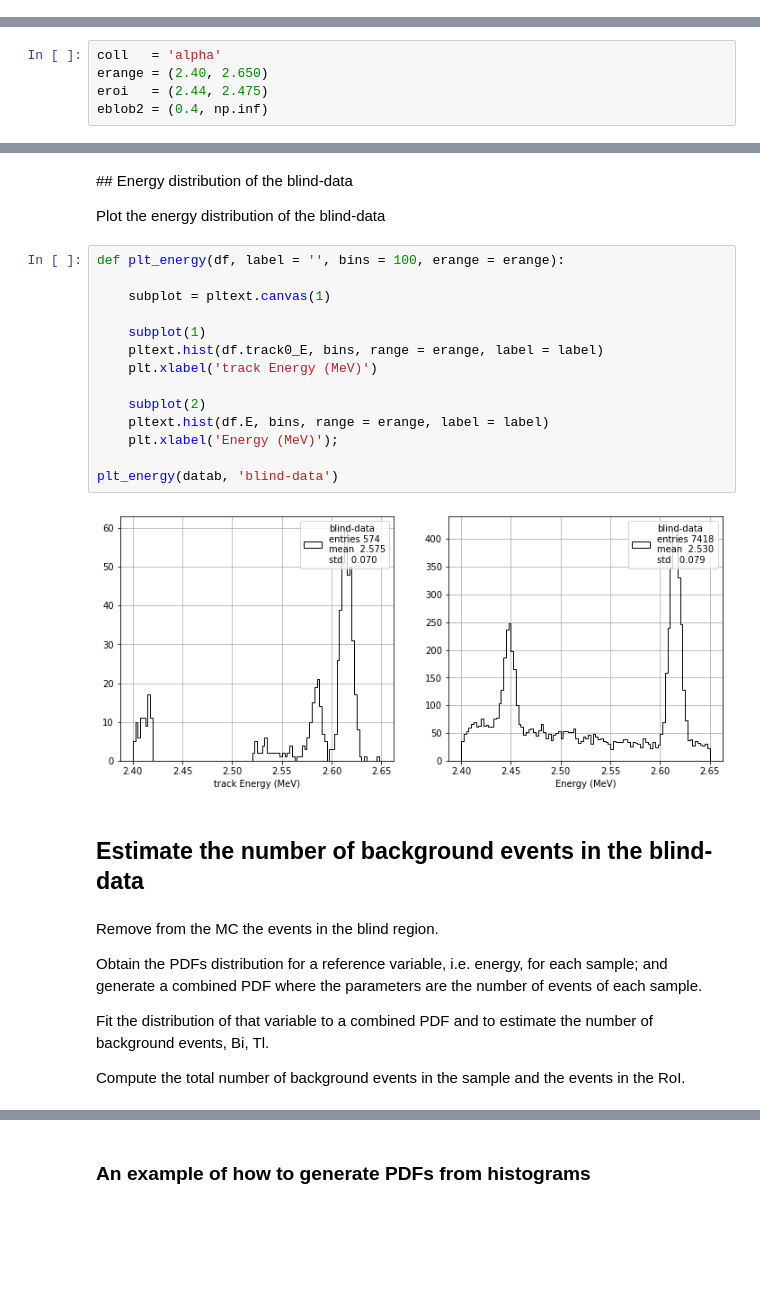
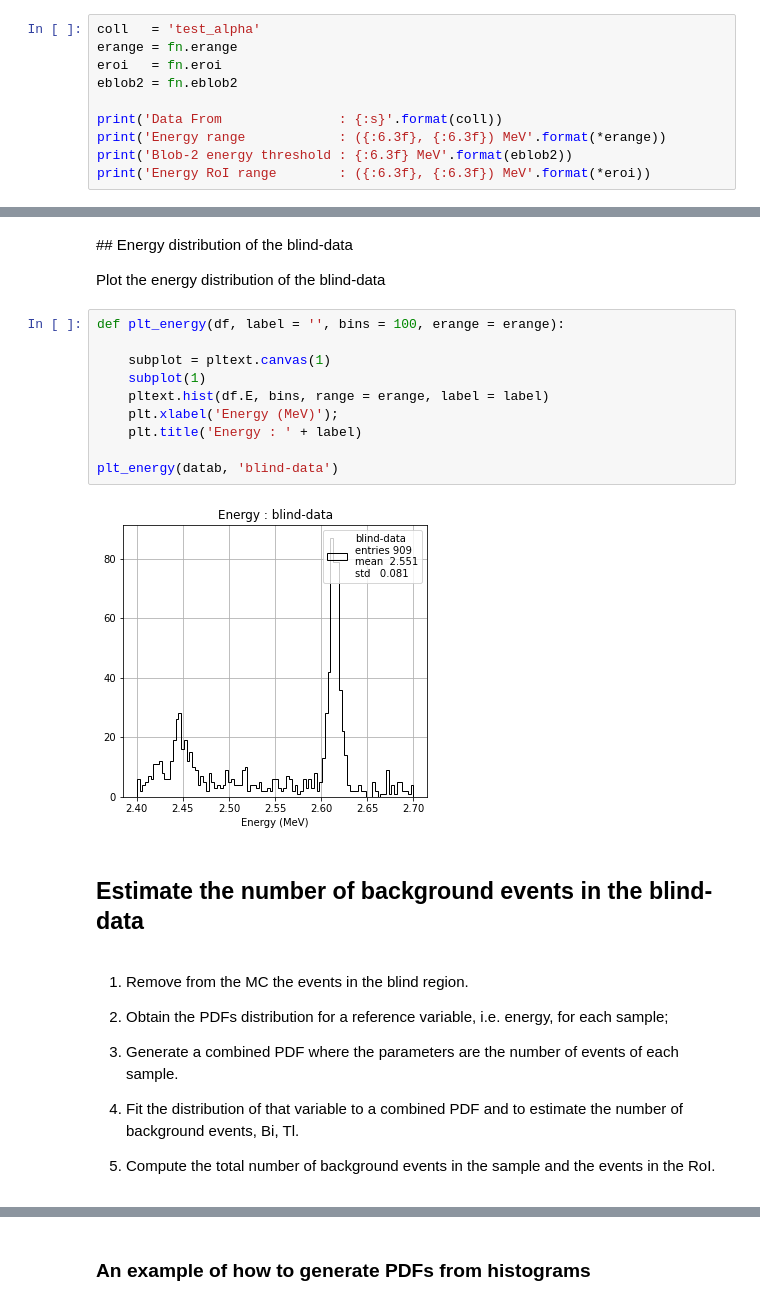
Before and after one commit to jahernando/USC-Fanal, a Jupyter notebook: NB/guide/fanal_bkg.ipynb, the cells around one changed output, grey strips where cells are left out. Cells and saved outputs as stored; diff of their text form; blank space fills up the shorter version.

```diff
--- a/NB/guide/fanal_bkg.ipynb
+++ b/NB/guide/fanal_bkg.ipynb
@@ -122,0 +125,10 @@ In this guide there is an example of an Extended Maximum Likelihood method.
+# %%
+coll   = 'test_alpha'
+erange = fn.erange
+eroi   = fn.eroi
+eblob2 = fn.eblob2
+
+print('Data From               : {:s}'.format(coll))
+print('Energy range            : ({:6.3f}, {:6.3f}) MeV'.format(*erange))
+print('Blob-2 energy threshold : {:6.3f} MeV'.format(eblob2))
+print('Energy RoI range        : ({:6.3f}, {:6.3f}) MeV'.format(*eroi))
@@ -123,7 +140,2 @@ In this guide there is an example of an Extended Maximum Likelihood method.
 # %% [markdown]
 ## Access the data
-# %%
-coll   = 'alpha'
-erange = (2.40, 2.650)
-eroi   = (2.44, 2.475)
-eblob2 = (0.4, np.inf)
@@ -157,29 +167,27 @@ Plot the energy distribution of the blind-data
 # %%
 def plt_energy(df, label = '', bins = 100, erange = erange):
 
     subplot = pltext.canvas(1)
-
     subplot(1)
-    pltext.hist(df.track0_E, bins, range = erange, label = label)
-    plt.xlabel('track Energy (MeV)')
-
-    subplot(2)
     pltext.hist(df.E, bins, range = erange, label = label)
     plt.xlabel('Energy (MeV)');
+    plt.title('Energy : ' + label)
 
 plt_energy(datab, 'blind-data')
 # %% [output]
-[figure, old version]
+[figure, new version]
 # %% [markdown]
 ## Estimate the number of background events in the blind-data
 # %% [markdown]
-Remove from the MC the events in the blind region.
+  1) Remove from the MC the events in the blind region.
 
-Obtain the PDFs distribution for a reference variable, i.e. energy, for each sample; and generate a combined PDF where the parameters are the number of events of each sample.
+  2) Obtain the PDFs distribution for a reference variable, i.e. energy, for each sample;
 
-Fit the distribution of that variable to a combined PDF and to estimate the number of background events, Bi, Tl.
+  3) Generate a combined PDF where the parameters are the number of events of each sample.
 
-Compute the total number of background events in the sample and the events in the RoI.
+  4) Fit the distribution of that variable to a combined PDF and to estimate the number of background events, Bi, Tl.
+
+  5) Compute the total number of background events in the sample and the events in the RoI.
 # %% [markdown]
 ### Generate MC-blind samples
 
```
Also changed, not shown: parts of 21 cells of this notebook, 7 other files.
